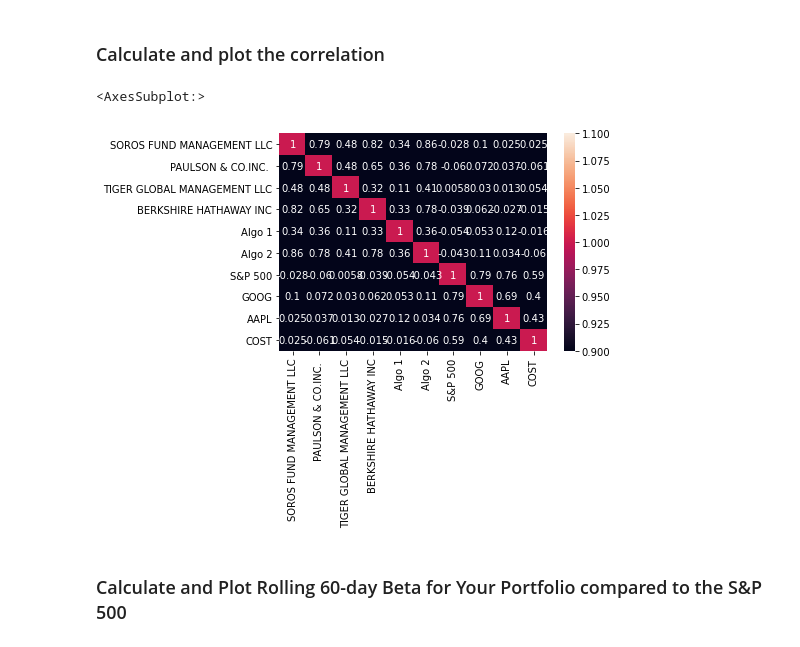
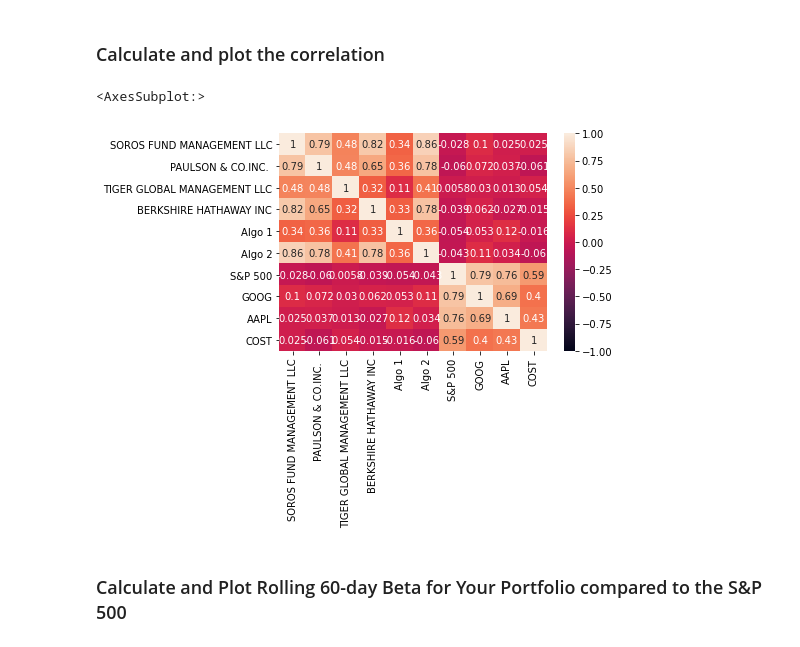
Before and after one commit to bgregory0913/Whale_Off_the_Portfolio, a Jupyter notebook: Starter_Code/whale_analysis.ipynb, the cells around one changed output. Cells and saved outputs as stored; diff of their text form; code cells hidden in the pictures.

```diff
--- a/Starter_Code/whale_analysis.ipynb
+++ b/Starter_Code/whale_analysis.ipynb
@@ -374,5 +391,6 @@ For this demo solution, we fetch data from three companies listes in the S&P 500
 goog_historical_data = Path("./Resources/goog_historical.csv")
 goog_historical_df = pd.read_csv(goog_historical_data, index_col = "Trade DATE", infer_datetime_format = True, parse_dates = True)
 goog_historical_df = goog_historical_df.drop(["Symbol"], axis = 1)
+goog_historical_df = goog_historical_df.rename(columns={'NOCP': 'GOOG'})
 goog_historical_df.head()
 # %% [output]
@@ -388,5 +406,6 @@ goog_historical_df.head()
 aapl_historical_data = Path("./Resources/aapl_historical.csv")
 aapl_historical_df = pd.read_csv(aapl_historical_data, index_col = "Trade DATE", infer_datetime_format = True, parse_dates = True)
 aapl_historical_df = aapl_historical_df.drop(["Symbol"], axis = 1)
+aapl_historical_df = aapl_historical_df.rename(columns={'NOCP': 'AAPL'})
 aapl_historical_df.head()
 # %% [output]
@@ -402,5 +421,6 @@ aapl_historical_df.head()
 cost_historical_data = Path("./Resources/cost_historical.csv")
 cost_historical_df = pd.read_csv(cost_historical_data, index_col = "Trade DATE", infer_datetime_format = True, parse_dates = True)
 cost_historical_df = cost_historical_df.drop(["Symbol"], axis = 1)
+cost_historical_df = cost_historical_df.rename(columns={'NOCP': 'COST'})
 cost_historical_df.head()
 # %% [output]
@@ -530,10 +550,10 @@ portfolio2_rolling_std.plot()
 # %%
 # Calculate and plot the correlation
 correlation2 = all_returns.corr()
-sns.heatmap(correlation2, vmin = 1, vmax = 1, annot = True)
+sns.heatmap(correlation2, vmin =-1, vmax = 1, annot = True)
 # %% [output]
 <AxesSubplot:>
-[figure, old version]
+[figure, new version]
 # %% [markdown]
 ### Calculate and Plot Rolling 60-day Beta for Your Portfolio compared to the S&P 500
 # %%
```
Also changed, not shown: parts of 8 cells of this notebook.
